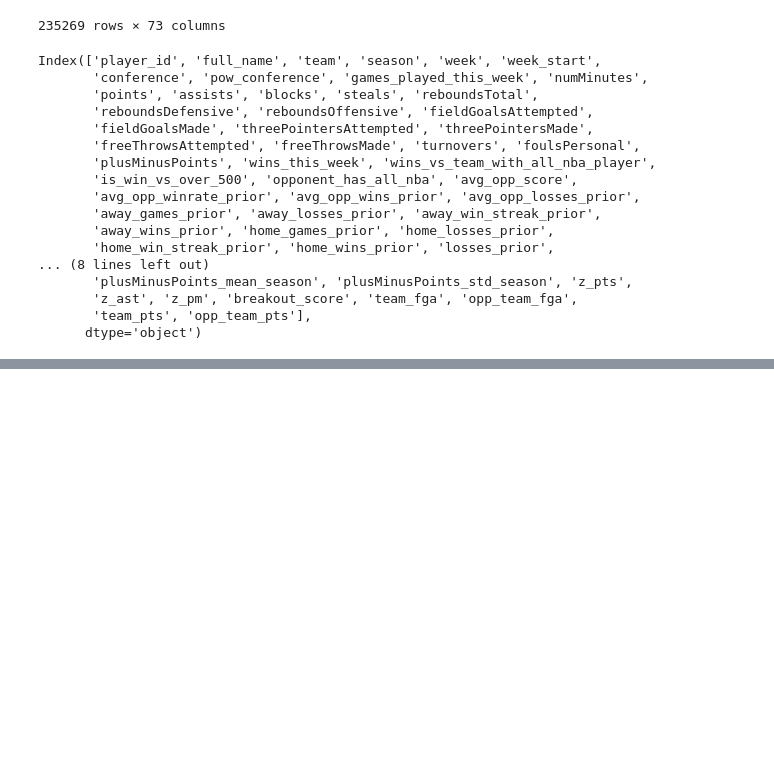
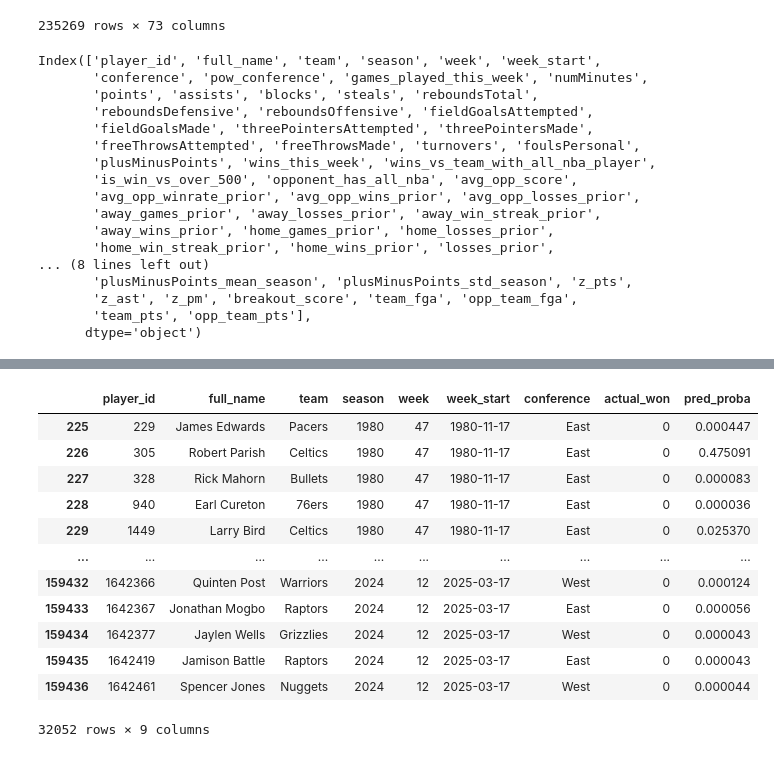
Before and after one commit to dejiandrew/nba-award-predictor, a Jupyter notebook: lightgbm_model.ipynb, the cells around one changed output, grey strips where cells are left out. Cells and saved outputs as stored; diff of their text form; code cells hidden in the pictures; blank space fills up the shorter version.

```diff
--- a/lightgbm_model.ipynb
+++ b/lightgbm_model.ipynb
@@ -1742,0 +2337,13 @@ print("="*70)
+# %%
+# Drop columns that contain the answer. Also drop mvp, all-star, all-nba because they are from the future when we try to do inference during season
+leakage_cols = ['pow_player_id', 'player_of_the_week', 'pow_conference',
+                'all_star_this_season', 'mvp_this_season',
+                'all_nba_first_team_this_season', 'all_nba_second_team_this_season',
+                'all_nba_third_team_this_season']
+
+# Set aside identifier columns
+id_cols = ['player_id', 'full_name', 'team', 'season', 'week', 'week_start', 'conference']
+
+features_overall_weekly_df_clean = features_overall_weekly_df.drop(columns=leakage_cols + id_cols)
+df_encoded = pd.get_dummies(features_overall_weekly_df_clean, drop_first=True)
+df_encoded
@@ -1742,0 +2405,37 @@ print("="*70)
+# %%
+# Train LightGBM model
+lgb_model = lgb.LGBMClassifier(
+    n_estimators=100,
+    max_depth=6,
+    learning_rate=0.1,
+    num_leaves=31,
+    class_weight='balanced',
+    random_state=42,
+    n_jobs=-1,
+    verbose=-1
+)
+
+# Train LightGBM model
+lgb_model.fit(X_train, y_train)
+
+# Get predictions
+y_pred_proba = lgb_model.predict_proba(X_test)[:, 1]
+# %%
+evaluation_df = id_test.copy()
+evaluation_df['actual_won'] = y_test.values
+evaluation_df['pred_proba'] = y_pred_proba
+evaluation_df
+# %% [output]
+|  | player_id | full_name | team | season | week | week_start | conference | actual_won | pred_proba |
+| 225 | 229 | James Edwards | Pacers | 1980 | 47 | 1980-11-17 | East | 0 | 0.000447 |
+| 226 | 305 | Robert Parish | Celtics | 1980 | 47 | 1980-11-17 | East | 0 | 0.475091 |
+| 227 | 328 | Rick Mahorn | Bullets | 1980 | 47 | 1980-11-17 | East | 0 | 0.000083 |
+| 228 | 940 | Earl Cureton | 76ers | 1980 | 47 | 1980-11-17 | East | 0 | 0.000036 |
+| 229 | 1449 | Larry Bird | Celtics | 1980 | 47 | 1980-11-17 | East | 0 | 0.025370 |
+| ... | ... | ... | ... | ... | ... | ... | ... | ... | ... |
+| 159432 | 1642366 | Quinten Post | Warriors | 2024 | 12 | 2025-03-17 | West | 0 | 0.000124 |
+| 159433 | 1642367 | Jonathan Mogbo | Raptors | 2024 | 12 | 2025-03-17 | East | 0 | 0.000056 |
+| 159434 | 1642377 | Jaylen Wells | Grizzlies | 2024 | 12 | 2025-03-17 | West | 0 | 0.000043 |
+| 159435 | 1642419 | Jamison Battle | Raptors | 2024 | 12 | 2025-03-17 | East | 0 | 0.000043 |
+| 159436 | 1642461 | Spencer Jones | Nuggets | 2024 | 12 | 2025-03-17 | West | 0 | 0.000044 |
+32052 rows × 9 columns
```
Also changed, not shown: parts of 21 cells of this notebook.
